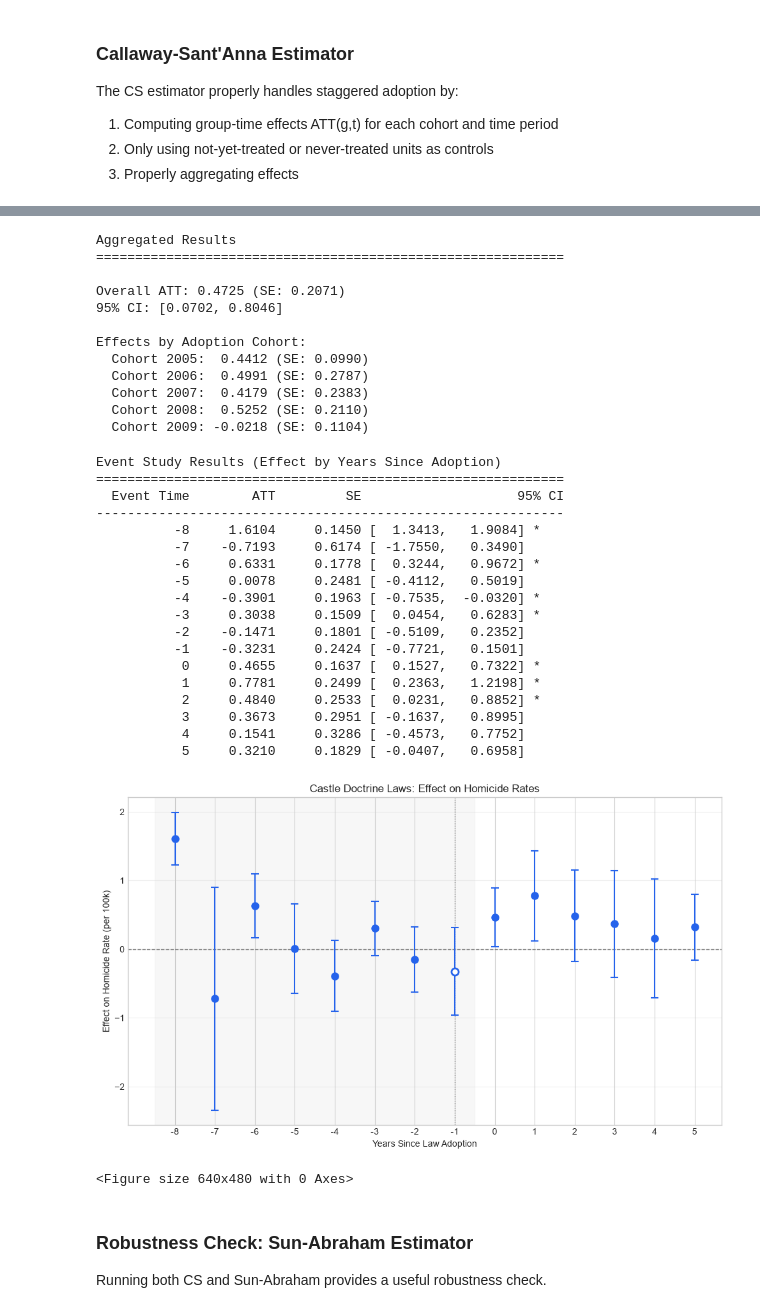
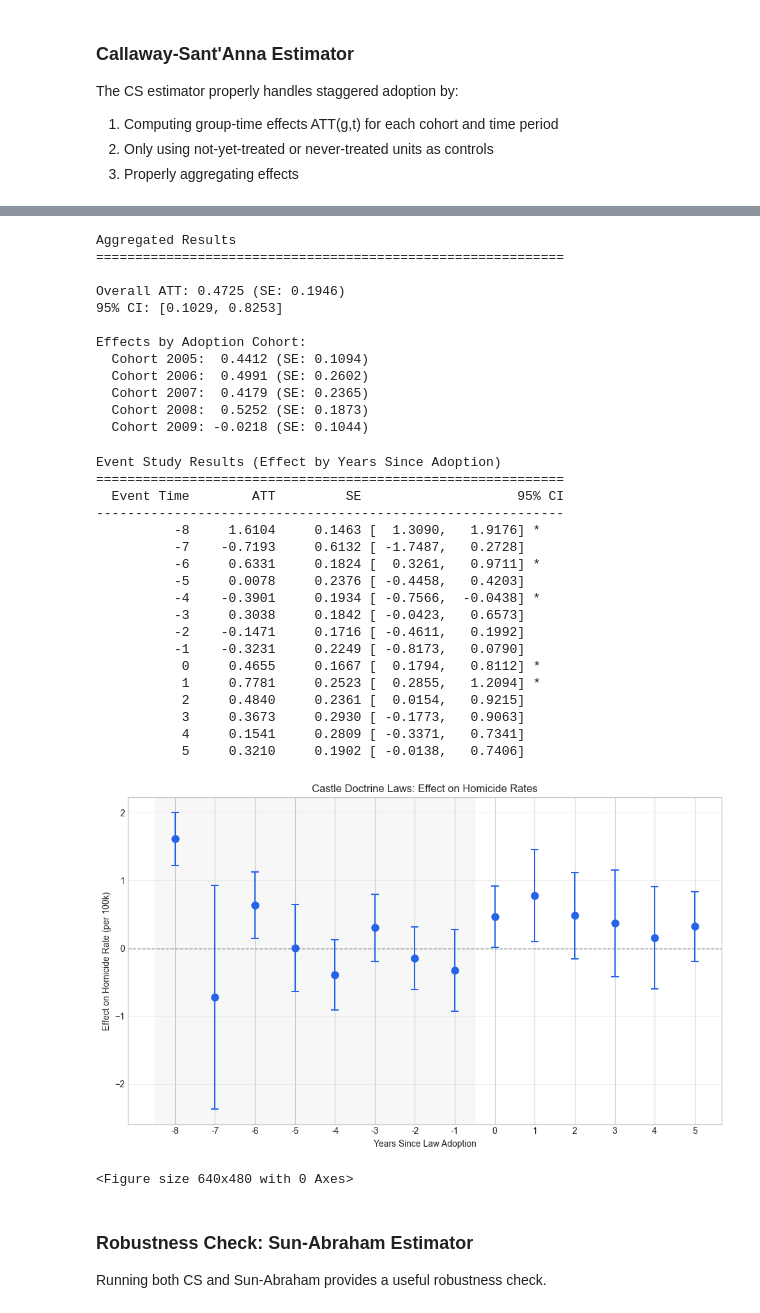
Before and after one commit to TDL77/diff-diff, a Jupyter notebook: docs/tutorials/09_real_world_examples.ipynb, the cells around one changed output, grey strips where cells are left out. Saved outputs shown, nothing was run; the diff lists cells and outputs as text; code cells hidden in the pictures.

```diff
--- a/docs/tutorials/09_real_world_examples.ipynb
+++ b/docs/tutorials/09_real_world_examples.ipynb
@@ -474,11 +474,6 @@ results_cs = cs.fit(
     unit='state',
     time='year',
     first_treat='first_treat',
-    # Fit-time aggregation is the documented exception for BOOTSTRAPPED fits
-    # until 4.0: post-fit results.aggregate('event_study'/'group') raises here
-    # because the percentile draws are not retained (aggregate('simple')
-    # relays the stored bootstrap inference). Expect a FutureWarning.
-    aggregate='all'
 )
 
 print(results_cs.summary())
@@ -509,72 +504,74 @@ print("=" * 60)
 print(f"\nOverall ATT: {results_cs.overall_att:.4f} (SE: {results_cs.overall_se:.4f})")
 print(f"95% CI: [{results_cs.overall_conf_int[0]:.4f}, {results_cs.overall_conf_int[1]:.4f}]")
 
-# By cohort (group_effects is populated by the fit-time aggregation - the
-# documented route on this bootstrapped fit)
+# By cohort - post-fit aggregation replays the fit-time bootstrap on this
+# bootstrapped fit (percentile inference; no refit needed):
 print("\nEffects by Adoption Cohort:")
-for cohort in sorted(results_cs.group_effects.keys()):
-    eff = results_cs.group_effects[cohort]
-    print(f"  Cohort {cohort}: {eff['effect']:>7.4f} (SE: {eff['se']:.4f})")
+by_cohort_cs = results_cs.aggregate('group').to_dataframe()
+for _, row in by_cohort_cs.iterrows():
+    print(f"  Cohort {row['label']}: {row['att']:>7.4f} (SE: {row['se']:.4f})")
 # %% [output]
 Aggregated Results
 ============================================================
 
-Overall ATT: 0.4725 (SE: 0.2071)
-95% CI: [0.0702, 0.8046]
+Overall ATT: 0.4725 (SE: 0.1946)
+95% CI: [0.1029, 0.8253]
 
 Effects by Adoption Cohort:
-  Cohort 2005:  0.4412 (SE: 0.0990)
-  Cohort 2006:  0.4991 (SE: 0.2787)
-  Cohort 2007:  0.4179 (SE: 0.2383)
-  Cohort 2008:  0.5252 (SE: 0.2110)
-  Cohort 2009: -0.0218 (SE: 0.1104)
+  Cohort 2005:  0.4412 (SE: 0.1094)
+  Cohort 2006:  0.4991 (SE: 0.2602)
+  Cohort 2007:  0.4179 (SE: 0.2365)
+  Cohort 2008:  0.5252 (SE: 0.1873)
+  Cohort 2009: -0.0218 (SE: 0.1044)
 # %%
-# Event study aggregation (event_study_effects is populated by the fit-time
-# aggregation - the documented route on this bootstrapped fit)
+# Event study aggregation - the post-fit replay works on bootstrapped fits:
+es_cs = results_cs.aggregate('event_study')
+
 print("Event Study Results (Effect by Years Since Adoption)")
 print("=" * 60)
 print(f"{'Event Time':>12} {'ATT':>10} {'SE':>10} {'95% CI':>25}")
 print("-" * 60)
 
-for e in sorted(results_cs.event_study_effects.keys()):
-    eff = results_cs.event_study_effects[e]
-    ci = eff['conf_int']
-    sig = '*' if eff['p_value'] < 0.05 else ''
-    print(f"{e:>12} {eff['effect']:>10.4f} {eff['se']:>10.4f} [{ci[0]:>8.4f}, {ci[1]:>8.4f}] {sig}")
+for i, e in enumerate(es_cs.event_time):
+    if bool(es_cs.is_reference[i]):
+        continue
+    lo, hi = es_cs.conf_int_lower[i], es_cs.conf_int_upper[i]
+    sig = '*' if es_cs.p_value[i] < 0.05 else ''
+    print(f"{e:>12} {es_cs.att[i]:>10.4f} {es_cs.se[i]:>10.4f} [{lo:>8.4f}, {hi:>8.4f}] {sig}")
 # %% [output]
 Event Study Results (Effect by Years Since Adoption)
 ============================================================
   Event Time        ATT         SE                    95% CI
 ------------------------------------------------------------
-          -8     1.6104     0.1450 [  1.3413,   1.9084] *
-          -7    -0.7193     0.6174 [ -1.7550,   0.3490]
-          -6     0.6331     0.1778 [  0.3244,   0.9672] *
-          -5     0.0078     0.2481 [ -0.4112,   0.5019]
-          -4    -0.3901     0.1963 [ -0.7535,  -0.0320] *
-          -3     0.3038     0.1509 [  0.0454,   0.6283] *
-          -2    -0.1471     0.1801 [ -0.5109,   0.2352]
-          -1    -0.3231     0.2424 [ -0.7721,   0.1501]
-           0     0.4655     0.1637 [  0.1527,   0.7322] *
-           1     0.7781     0.2499 [  0.2363,   1.2198] *
-           2     0.4840     0.2533 [  0.0231,   0.8852] *
-           3     0.3673     0.2951 [ -0.1637,   0.8995]
-           4     0.1541     0.3286 [ -0.4573,   0.7752]
-           5     0.3210     0.1829 [ -0.0407,   0.6958]
+          -8     1.6104     0.1463 [  1.3090,   1.9176] *
+          -7    -0.7193     0.6132 [ -1.7487,   0.2728]
+          -6     0.6331     0.1824 [  0.3261,   0.9711] *
+          -5     0.0078     0.2376 [ -0.4458,   0.4203]
+          -4    -0.3901     0.1934 [ -0.7566,  -0.0438] *
+          -3     0.3038     0.1842 [ -0.0423,   0.6573]
+          -2    -0.1471     0.1716 [ -0.4611,   0.1992]
+          -1    -0.3231     0.2249 [ -0.8173,   0.0790]
+           0     0.4655     0.1667 [  0.1794,   0.8112] *
+           1     0.7781     0.2523 [  0.2855,   1.2094] *
+           2     0.4840     0.2361 [  0.0154,   0.9215]
+           3     0.3673     0.2930 [ -0.1773,   0.9063]
+           4     0.1541     0.2809 [ -0.3371,   0.7341]
+           5     0.3210     0.1902 [ -0.0138,   0.7406]
 # %%
-# Event study visualization
+# Event study visualization (plot_event_study accepts the post-fit container)
 if HAS_MATPLOTLIB:
     fig, ax = plt.subplots(figsize=(10, 6))
     plot_event_study(
-        results=results_cs,
+        results=es_cs,
         ax=ax,
         title='Castle Doctrine Laws: Effect on Homicide Rates',
         xlabel='Years Since Law Adoption',
         ylabel='Effect on Homicide Rate (per 100k)'
     )
     plt.tight_layout()
     plt.show()
 # %% [output]
-[figure, old version]
+[figure, new version]
 <Figure size 640x480 with 0 Axes>
 # %% [markdown]
 ### Robustness Check: Sun-Abraham Estimator
```
Also changed, not shown: parts of 6 cells of this notebook, 24 other files.
